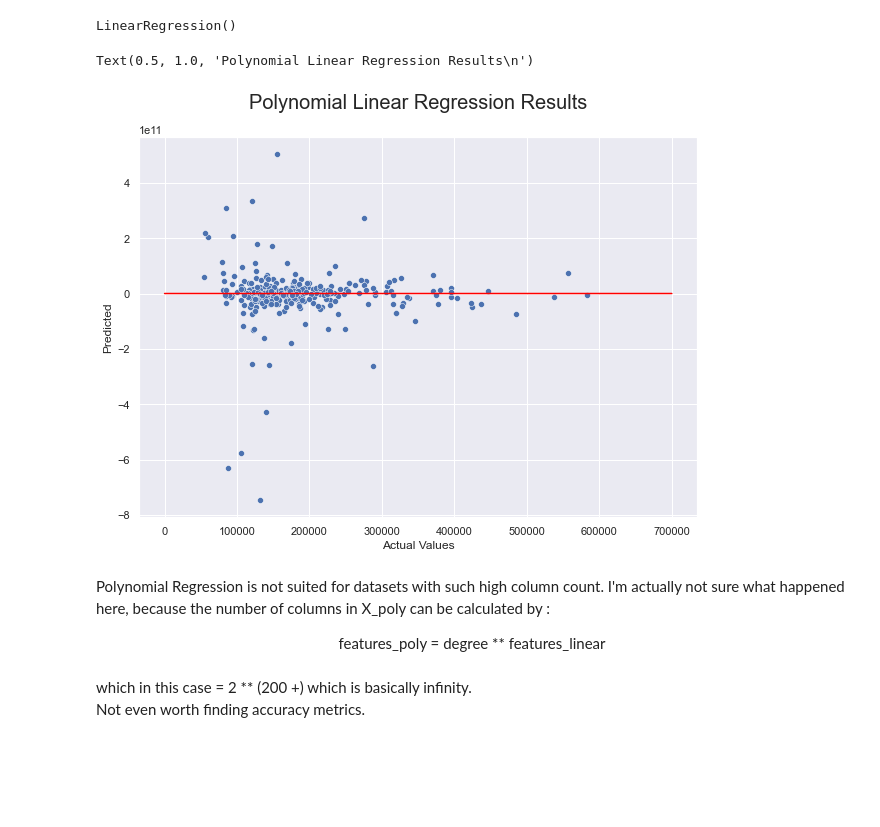
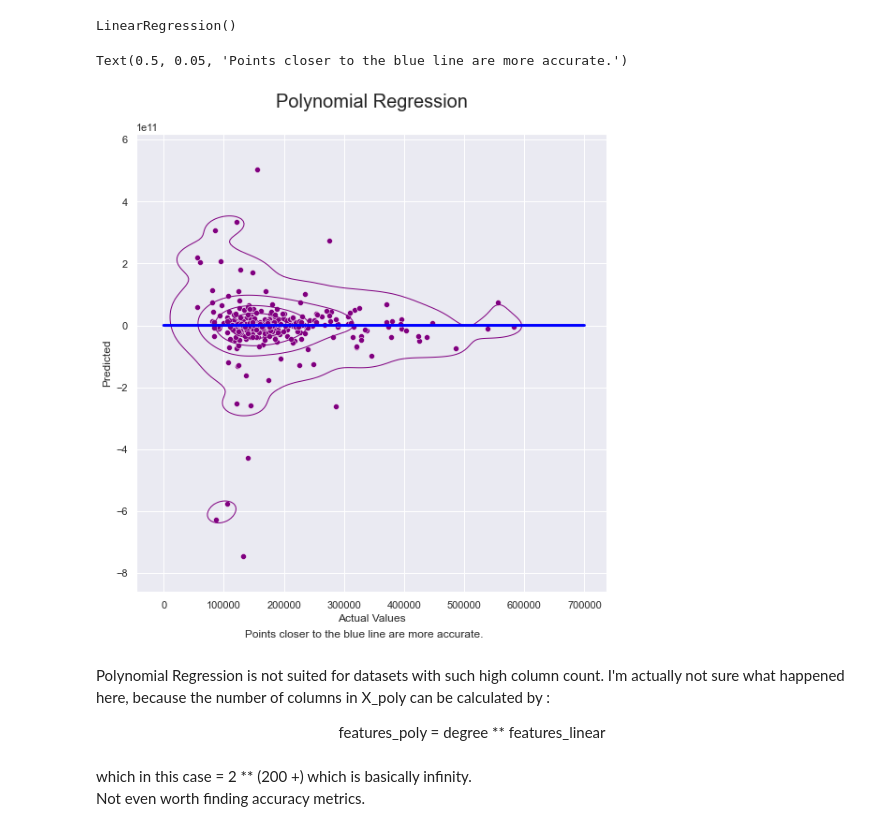
Before and after one commit to AmoghPradeep/house-price-prediction, a Jupyter notebook: main.ipynb, the cells around one changed output. Drawn from its saved outputs; the diff is of its cells as text; code cells hidden in the pictures; blank space fills up the shorter version.

Commit message:
updated main with better graphs

```diff
--- a/main.ipynb
+++ b/main.ipynb
@@ -611,13 +610,15 @@ y_pred = targetScaler.inverse_transform(y_pred.reshape(len(y_pred)))
 predict_data = pd.DataFrame({"Actual Values" : y_test, "Predicted" : y_pred})
 # %%
 sns.set()
-plt.figure(figsize=(10, 7))
-sns.scatterplot(data = predict_data, x = "Actual Values", y = "Predicted")
-sns.lineplot(x = [0, 700000], y = [0, 700000],  color = "red")
-plt.title("Polynomial Linear Regression Results\n", fontsize = 20)
+fig = plt.figure(figsize=(9, 9))
+sns.scatterplot(data = predict_data, x = "Actual Values", y = "Predicted", color="purple")
+sns.kdeplot(x="Actual Values", y="Predicted", data = predict_data, levels=5, color="purple", linewidths=1)
+sns.lineplot(x = [0, 700000], y = [0, 700000], color = "#0000ff", linewidth = 3)
+plt.title('Polynomial Regression' + "\n", fontsize = 20)
+fig.text(.5, .05, "Points closer to the blue line are more accurate.", ha = "center")
 # %% [output]
-Text(0.5, 1.0, 'Polynomial Linear Regression Results\n')
+Text(0.5, 0.05, 'Points closer to the blue line are more accurate.')
-[figure, old version]
+[figure, new version]
 # %% [markdown]
 <font size="+1"> Polynomial Regression is not suited for datasets with such high column count.
 I'm actually not sure what happened here, because the number of columns in X_poly can be calculated by :
```
Also changed, not shown: parts of 10 cells of this notebook.
